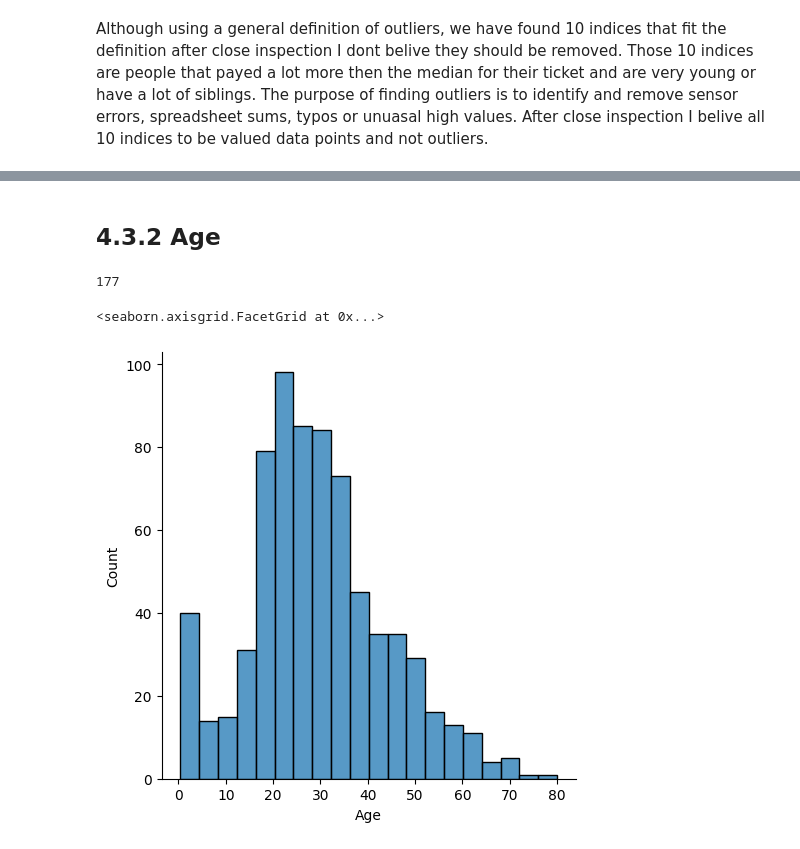
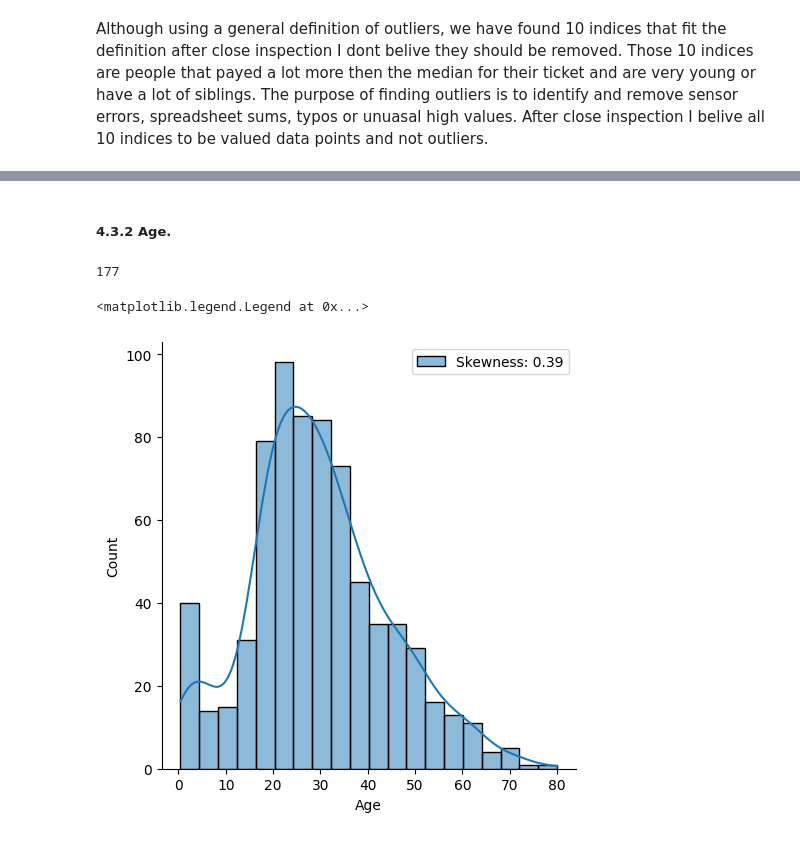
Before and after one commit to Fabiqula/Titanic_kaggle, a Jupyter notebook: main.ipynb, the cells around one changed output, grey strips where cells are left out. Drawn from its saved outputs; the diff is of its cells as text; code cells hidden in the pictures.

```diff
--- a/main.ipynb
+++ b/main.ipynb
@@ -533,11 +514,12 @@ Name: Fare, dtype: float64
 # %% [markdown]
-## 4.3.2 Age
+##### 4.3.2 Age.
 # %%
 train.Age.isnull().sum()
 # %% [output]
 177
 # %%
-sns.displot(data=train, x='Age')
+sns.displot(data=train, x='Age', kde=True, label='Skewness: %.2f'%(train['Age'].skew()))
+plt.legend(loc='best')
 # %% [output]
-<seaborn.axisgrid.FacetGrid at 0x...>
+<matplotlib.legend.Legend at 0x...>
-[figure, old version]
+[figure, new version]
```
Also changed, not shown: parts of 35 cells of this notebook.
